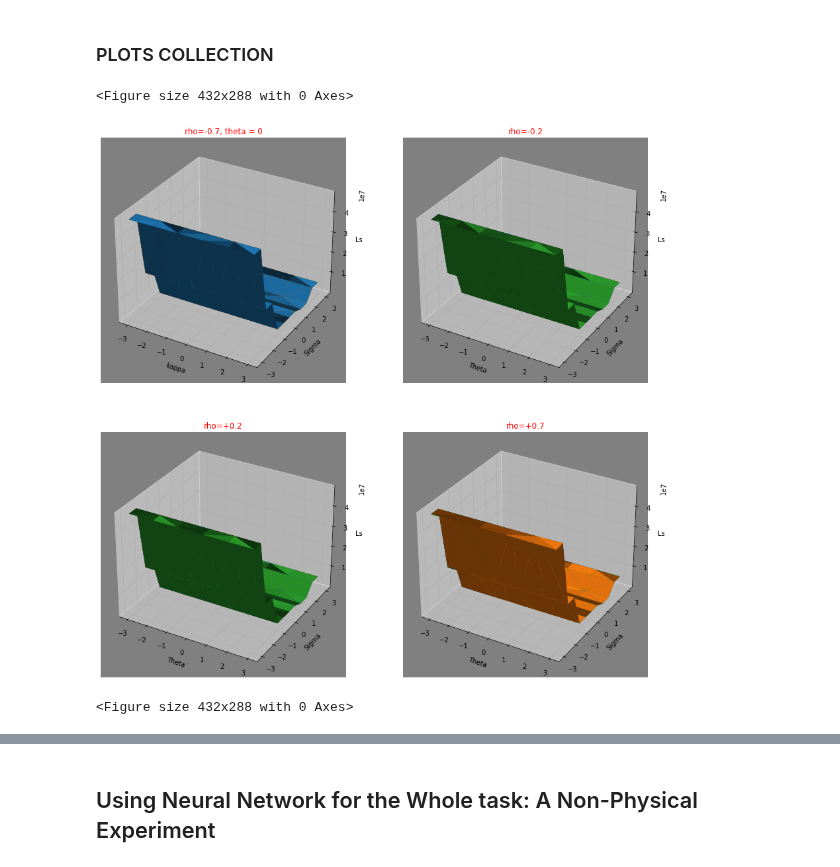
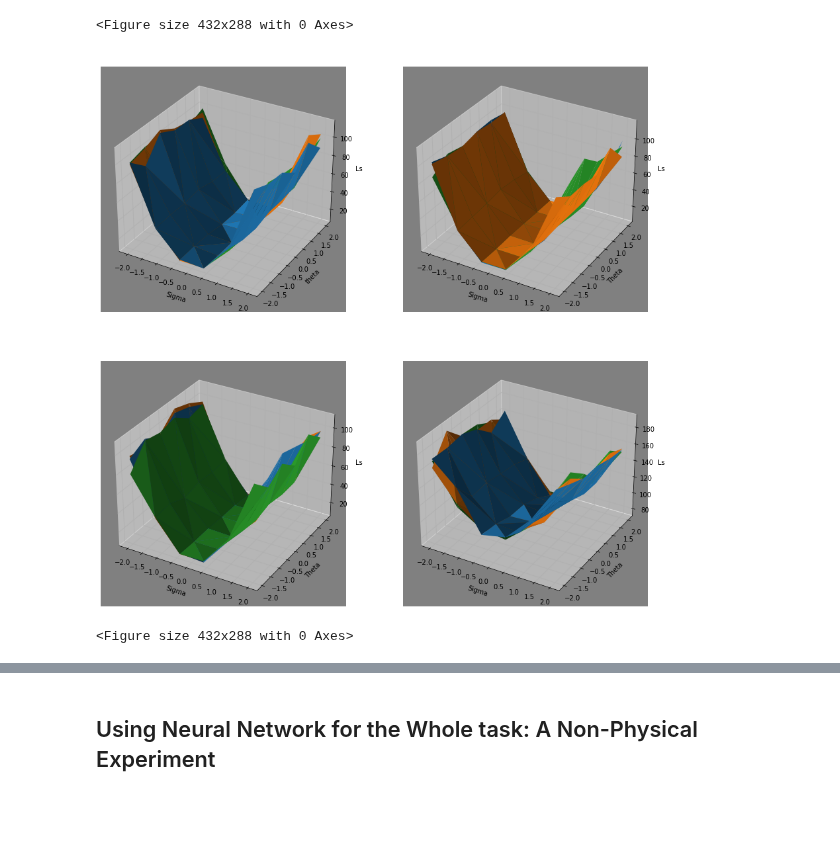
Before and after one commit to aidinattar/Volatility-carry-trading-strategy, a Jupyter notebook: Parameter_Estimation_ML.ipynb, the cells around one changed output, grey strips where cells are left out. Drawn from its saved outputs; the diff is of its cells as text; code cells hidden in the pictures; blank space fills up the shorter version.

```diff
--- a/Parameter_Estimation_ML.ipynb
+++ b/Parameter_Estimation_ML.ipynb
@@ -80,15 +78,3 @@ def Ls(X):
         return V1
     Ls = (1/m) * np.sum(np.array([(heston_inner_func(i) - Y_training[i])**2 for i in range(m)]))
     return Ls
-# %%
-"""TEST"""
-
-m=len(X_training)  #Training set size
-def Ls(X):
-    def heston_inner_func(i):   #calculates the predicted lable for each training sample
-        WT  = np.random.multivariate_normal(np.array([0, 0]), np.array([[1, -0.7], [-0.7, 1]]))[1]
-        V1 =  np.abs(X_training[i] + x[0] * (0 - X_training[i]) * 1 +
-                     X[1] * np.sqrt(X_training[i]) * WT + .25 * X[1]**2 * (WT**2 - 1))
-        return V1
-    Ls = (1/m) * np.sum(np.array([(heston_inner_func(i) - Y_training[i])**2 for i in range(m)]))
-    return Ls
@@ -231,61 +158,56 @@ for x in np.linspace(-3,3,6):
-# %% [markdown]
-### PLOTS COLLECTION
 # %%
-%matplotlib inline
-
-##################################################################
-
-x = np.linspace(-3,3,6)
-y = np.linspace(-3,3,12)
+"""Plotting the Loss Function in 3D"""
+x = np.linspace(-2,2,6)
+y = np.linspace(-2,2,6)
 X,Y = np.meshgrid(x,y)
 X =  np.ravel(X)
 Y =  np.ravel(Y)
 
 # fig, ax1 = plt.subplots( subplot_kw={"projection": "3d"}, figsize=(10,10))
 fig, ([ax1, ax2], [ax3, ax4]) = plt.subplots(2,2, subplot_kw={"projection": "3d"}, figsize=(15,15))
-ax1.plot_trisurf(X,Y,Z)
-ax1.plot_trisurf(X,Y,Z1, label = "-0.5")
-ax1.plot_trisurf(X,Y,Z2, label = "0")
-ax1.set_title('rho=-0.7, theta = 0', color ='red')
-ax1.set_xlabel('kappa')
-ax1.set_ylabel('Sigma')
+ax1.plot_trisurf(X,Y,Z[0])
+ax1.plot_trisurf(X,Y,Z[1], label = "-0.5")
+ax1.plot_trisurf(X,Y,Z[2], label = "0")
+ax1.set_title('kappa = -0.5', color ='white')
+ax1.set_ylabel('theta')
+ax1.set_xlabel('Sigma')
 ax1.set_zlabel('Ls')
 # ax.legend(loc="best")
 ax1.set_facecolor("gray")
 
-ax2.plot_trisurf(X,Y,Z3, label = "0.5")
-ax2.plot_trisurf(X,Y,Z4, label = "-0.5")
-ax2.plot_trisurf(X,Y,Z5, label = "0")
-ax2.set_title('rho=-0.2', color ='red')
-ax2.set_xlabel('Theta')
-ax2.set_ylabel('Sigma')
+ax2.plot_trisurf(X,Y,Z[3], label = "0.5")
+ax2.plot_trisurf(X,Y,Z[4], label = "-0.5")
+ax2.plot_trisurf(X,Y,Z[5], label = "0")
+ax2.set_title('kappa=-0.1', color ='white')
+ax2.set_ylabel('Theta')
+ax2.set_xlabel('Sigma')
 ax2.set_zlabel('Ls')
 # ax.legend(loc="best")
 ax2.set_facecolor("gray")
 
-ax3.plot_trisurf(X,Y,Z6, label = "0.5")
-ax3.plot_trisurf(X,Y,Z7, label = "-0.5")
-ax3.plot_trisurf(X,Y,Z8, label = "0")
-ax3.set_title('rho=+0.2', color ='red')
-ax3.set_xlabel('Theta')
-ax3.set_ylabel('Sigma')
+ax3.plot_trisurf(X,Y,Z[6], label = "0.5")
+ax3.plot_trisurf(X,Y,Z[7], label = "-0.5")
+ax3.plot_trisurf(X,Y,Z[8], label = "0")
+ax3.set_title('kappa= 0', color ='white')
+ax3.set_ylabel('Theta')
+ax3.set_xlabel('Sigma')
 ax3.set_zlabel('Ls')
 # ax.legend(loc="best")
 ax3.set_facecolor("gray")
 
-ax4.plot_trisurf(X,Y,Z9, label = "0.5")
-ax4.plot_trisurf(X,Y,Z10, label = "-0.5")
-ax4.plot_trisurf(X,Y,Z11, label = "0")
-ax4.set_title('rho=+0.7', color ='red')
-ax4.set_xlabel('Theta')
-ax4.set_ylabel('Sigma')
+ax4.plot_trisurf(X,Y,Z[9], label = "0.5")
+ax4.plot_trisurf(X,Y,Z[10], label = "-0.5")
+ax4.plot_trisurf(X,Y,Z[11], label = "0")
+ax4.set_title('kappa=0.5', color ='white')
+ax4.set_xlabel('Sigma')
+ax4.set_ylabel('Theta')
 ax4.set_zlabel('Ls')
 # ax.legend(loc="best")
 ax4.set_facecolor("gray")
 
 plt.figure()
 # %% [output]
 <Figure size 432x288 with 0 Axes>
-[figure, old version]
+[figure, new version]
 <Figure size 432x288 with 0 Axes>
 # %%
```
Also changed, not shown: parts of 26 cells of this notebook.
